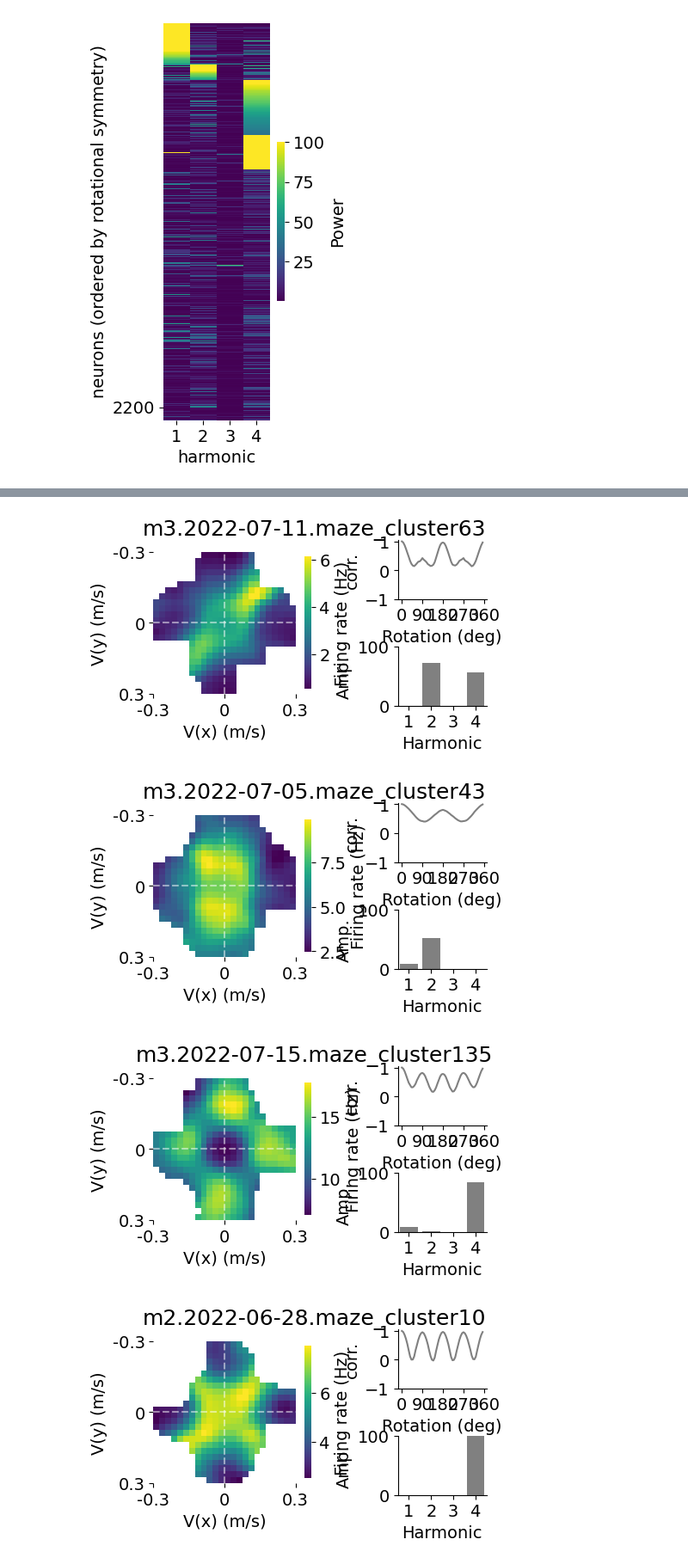
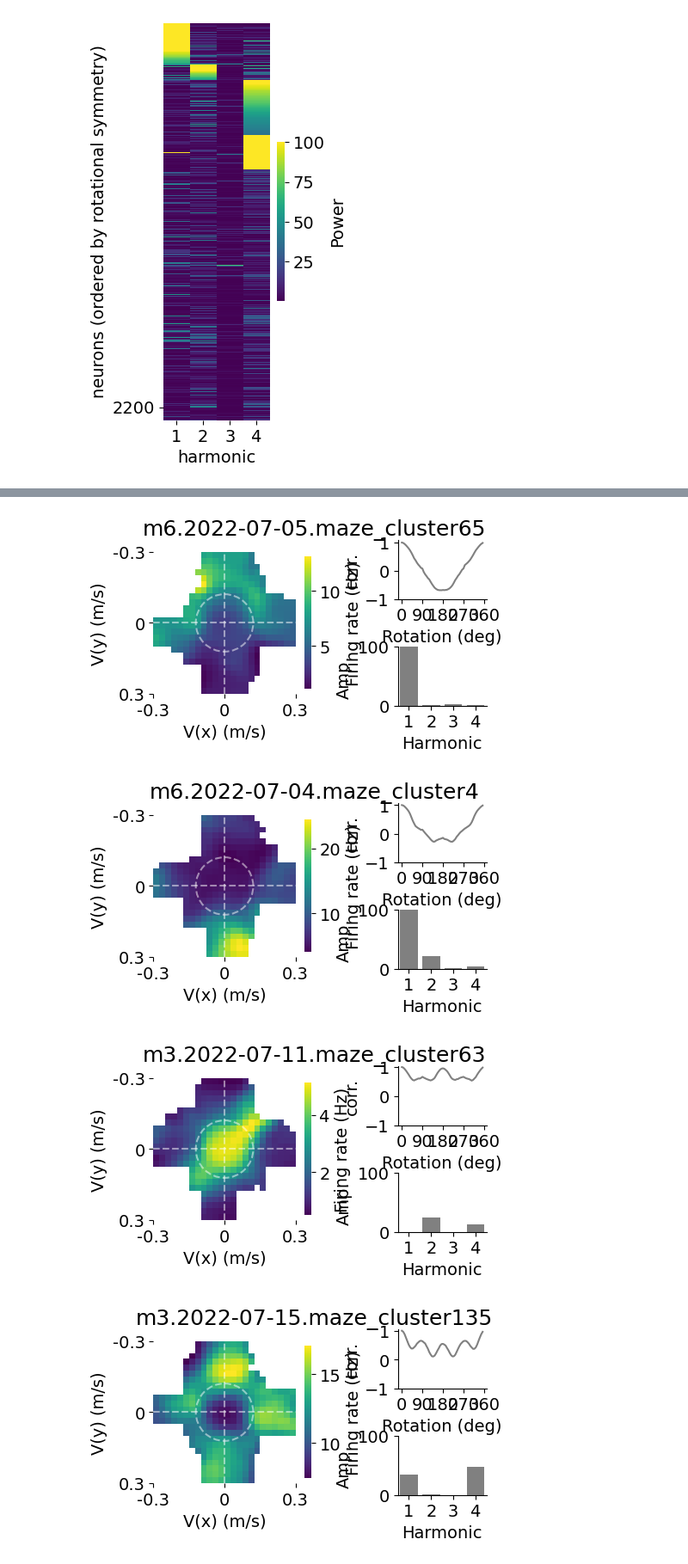
Before and after one commit to peterdoohan/GridMaze-mFC, a Jupyter notebook: Notebooks/velocity.ipynb, the cells around one changed output, grey strips where cells are left out. Shown at 86% size. Drawn from its saved outputs; the diff is of its cells as text; code cells hidden in the pictures.

Commit message:
playing around with velocity tuning and adding summary plots

```diff
--- a/Notebooks/velocity.ipynb
+++ b/Notebooks/velocity.ipynb
@@ -48,32 +48,31 @@ from GridMaze.analysis.core import get_clusters as gc
 
 # look at some illustrative single cells
 example_clusters = [
-    # "m6.2022-07-04.maze_cluster66",  # velocity tuned
-    # "m2.2022-06-30.maze_cluster33",  # 4sym off axis
-    # "m6.2022-06-23.maze_cluster96",  #  4sym on axis
-    # "m3.2022-07-29.maze_cluster91",  # velocity
-    # "m3.2022-07-15.maze_cluster62",  # 4sym off axis
-    # "m3.2022-07-05.maze_cluster121",  # speed
-    # "m2.2022-07-26.maze_cluster74",  # speed slow
-    # "m3.2022-07-15.maze_cluster65",  # speed
     "m3.2022-07-19.maze_cluster0",  # velocity
+    "m6.2022-07-05.maze_cluster65",  # velocity
+    "m6.2022-07-04.maze_cluster4",  # velocity
     "m3.2022-07-11.maze_cluster63",  # 2way sym
-    "m3.2022-07-05.maze_cluster43",  # 2way sym
     "m3.2022-07-15.maze_cluster135",  # 4sym on axis
     "m2.2022-06-28.maze_cluster10",  # 4way off axis
-    "m2.2022-06-29.maze_cluster63",  # speed ring
     "m2.2022-07-19.maze_cluster140",  # speed ring
     "m4.2022-07-01.maze_cluster59",  # speed
 ]
 # %%
+from GridMaze.analysis.cluster_tuning import movement
+
+reload(movement)
+reload(gc)
 for cuID in example_clusters:
-    print(cuID)
     Cluster = gc.get_cluster(cluster_unique_ID=cuID)
     fig = plt.figure(figsize=(5, 2.5), clear=True)
     gsc = GridSpec(2, 2, figure=fig, width_ratios=[2, 1], wspace=0.5, hspace=0.8)
     ax1 = fig.add_subplot(gsc[0:2, 0])  # v heatmap
     ax2 = fig.add_subplot(gsc[0, 1])  # rot corr
     ax3 = fig.add_subplot(gsc[1, 1])  # harmonics
-    Cluster.plot_tuning(feature="velocity", feature_kwargs={"with_symmetry": True}, ax=(ax1, ax2, ax3))
+    Cluster.plot_tuning(
+        feature="velocity", feature_kwargs={"with_symmetry": True, "navigation_only": True}, ax=(ax1, ax2, ax3)
+    )
     fig.suptitle(cuID)
+    save_path = f"../results/velocity/figures/example_clusters/{cuID}.pdf"
+    fig.savefig(save_path)
 # %% [output]
@@ -89,4 +80,4 @@ m4.2022-07-01.maze_cluster59
-[figure, old version]
+[figure, new version]
-[figure, old version]
+[figure, new version]
-[figure, old version]
+[figure, new version]
-[figure, old version]
+[figure, new version]
```
Also changed, not shown: parts of 5 cells of this notebook, 3 other files.
